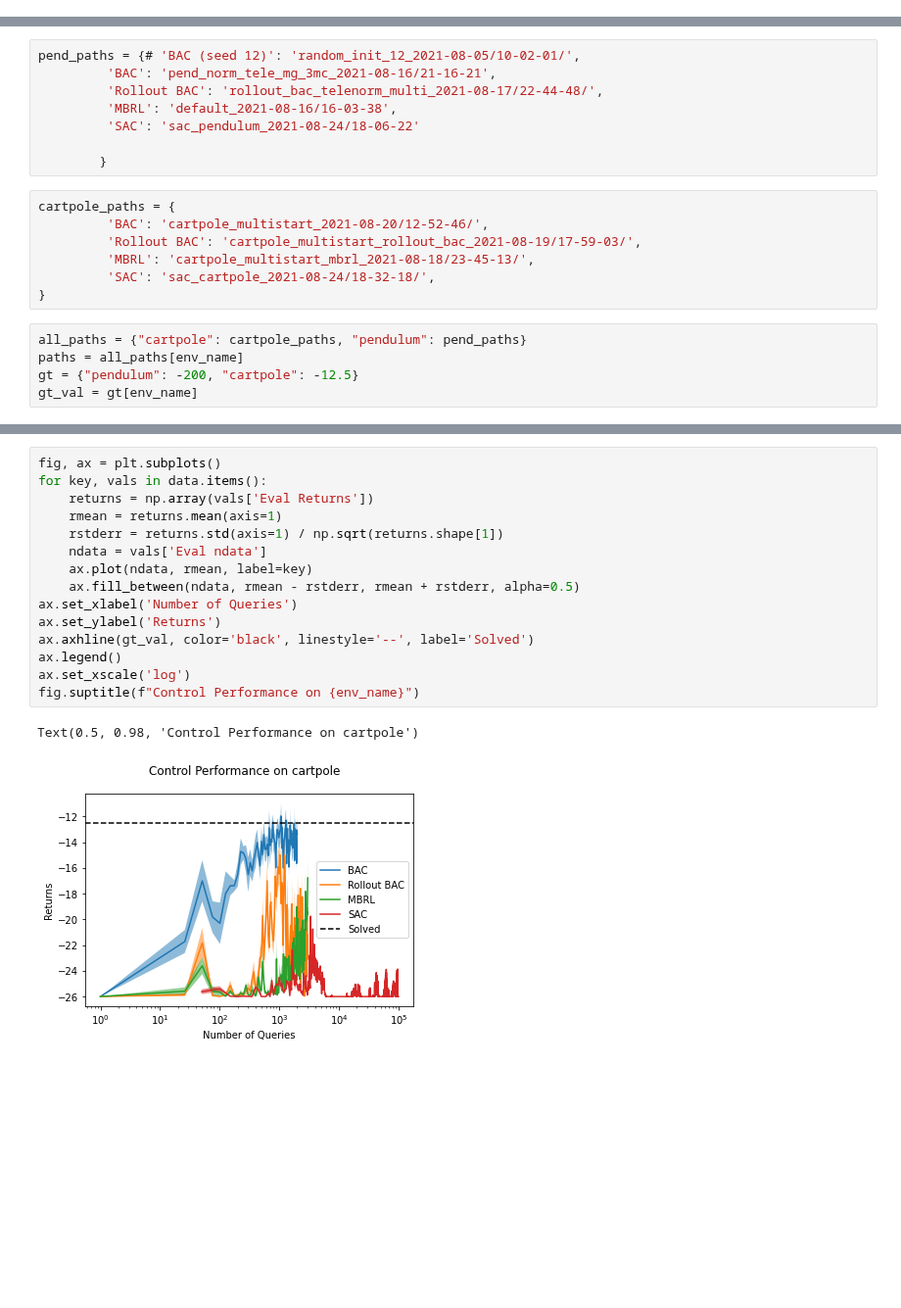
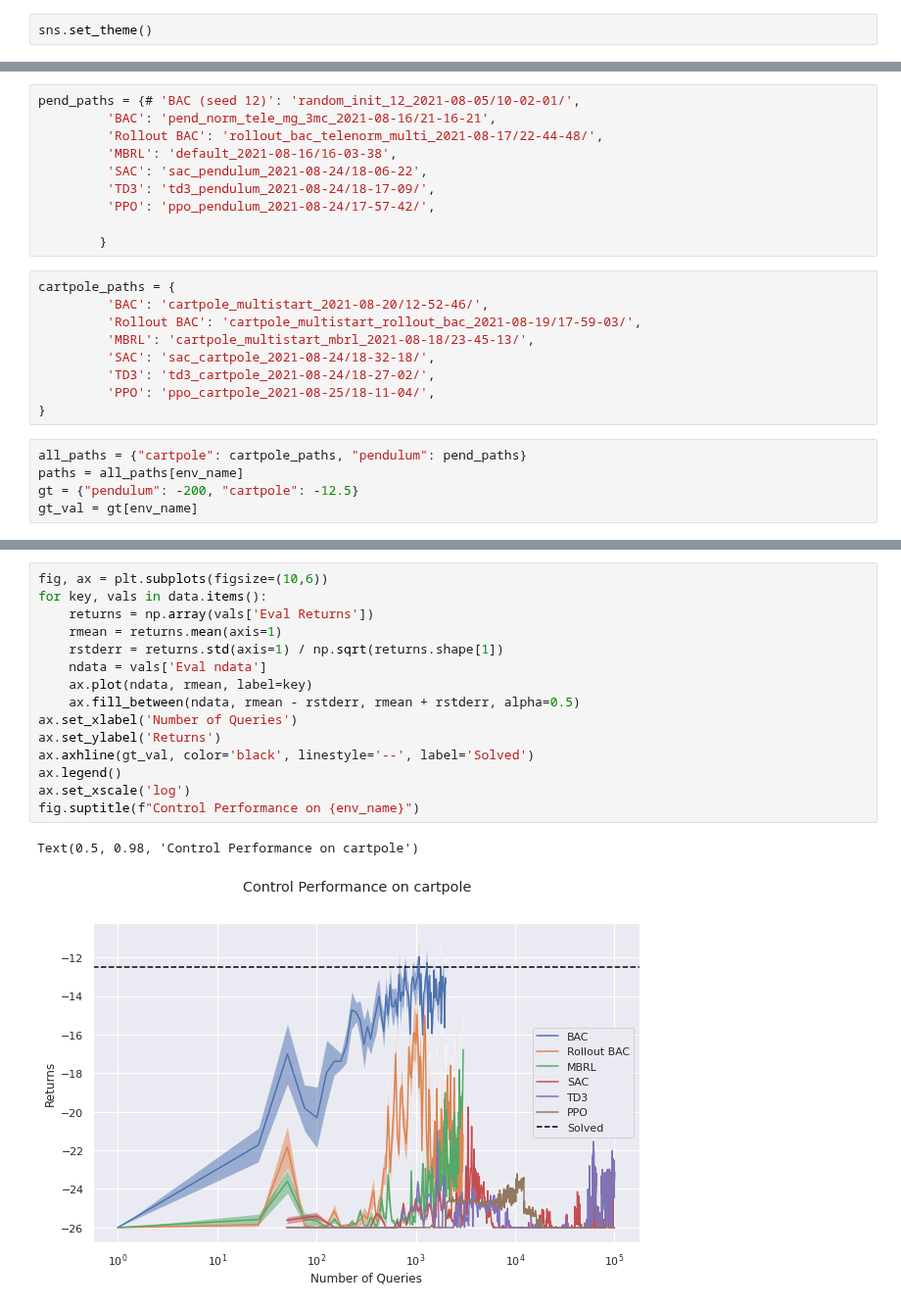
Before and after one commit to fusion-ml/trajectory-information-rl, a Jupyter notebook: notebooks/plot_returns.ipynb, the cells around one changed output, grey strips where cells are left out. Shown at 98% size. Cells and saved outputs as stored; diff of their text form; blank space fills up the shorter version.

```diff
--- a/notebooks/plot_returns.ipynb
+++ b/notebooks/plot_returns.ipynb
@@ -6,5 +7,7 @@ from pathlib import Path
 
 %matplotlib inline
+# %%
+sns.set_theme()
 # %%
 base_path = Path('../experiments')
 baseline_path = Path('../../bac-baselines/experiments')
@@ -46,7 +49,9 @@ pend_paths = {# 'BAC (seed 12)': 'random_init_12_2021-08-05/10-02-01/',
          'BAC': 'pend_norm_tele_mg_3mc_2021-08-16/21-16-21',
          'Rollout BAC': 'rollout_bac_telenorm_multi_2021-08-17/22-44-48/',
          'MBRL': 'default_2021-08-16/16-03-38',
-         'SAC': 'sac_pendulum_2021-08-24/18-06-22'
+         'SAC': 'sac_pendulum_2021-08-24/18-06-22',
+         'TD3': 'td3_pendulum_2021-08-24/18-17-09/',
+         'PPO': 'ppo_pendulum_2021-08-24/17-57-42/',
 
         }
 # %%
@@ -55,6 +60,8 @@ cartpole_paths = {
          'Rollout BAC': 'cartpole_multistart_rollout_bac_2021-08-19/17-59-03/',
          'MBRL': 'cartpole_multistart_mbrl_2021-08-18/23-45-13/',
          'SAC': 'sac_cartpole_2021-08-24/18-32-18/',
+         'TD3': 'td3_cartpole_2021-08-24/18-27-02/',
+         'PPO': 'ppo_cartpole_2021-08-25/18-11-04/',
 }
 # %%
 all_paths = {"cartpole": cartpole_paths, "pendulum": pend_paths}
@@ -124,18 +141,18 @@ Text(0.5, 0.98, 'Control Performance on cartpole')
 # %%
-fig, ax = plt.subplots()
+fig, ax = plt.subplots(figsize=(10,6))
 for key, vals in data.items():
     returns = np.array(vals['Eval Returns'])
     rmean = returns.mean(axis=1)
     rstderr = returns.std(axis=1) / np.sqrt(returns.shape[1])
     ndata = vals['Eval ndata']
     ax.plot(ndata, rmean, label=key)
     ax.fill_between(ndata, rmean - rstderr, rmean + rstderr, alpha=0.5)
 ax.set_xlabel('Number of Queries')
 ax.set_ylabel('Returns')
 ax.axhline(gt_val, color='black', linestyle='--', label='Solved')
 ax.legend()
 ax.set_xscale('log')
 fig.suptitle(f"Control Performance on {env_name}")
 # %% [output]
 Text(0.5, 0.98, 'Control Performance on cartpole')
-[figure, old version]
+[figure, new version]
```
Also changed, not shown: parts of 3 cells of this notebook, 1 other file.
